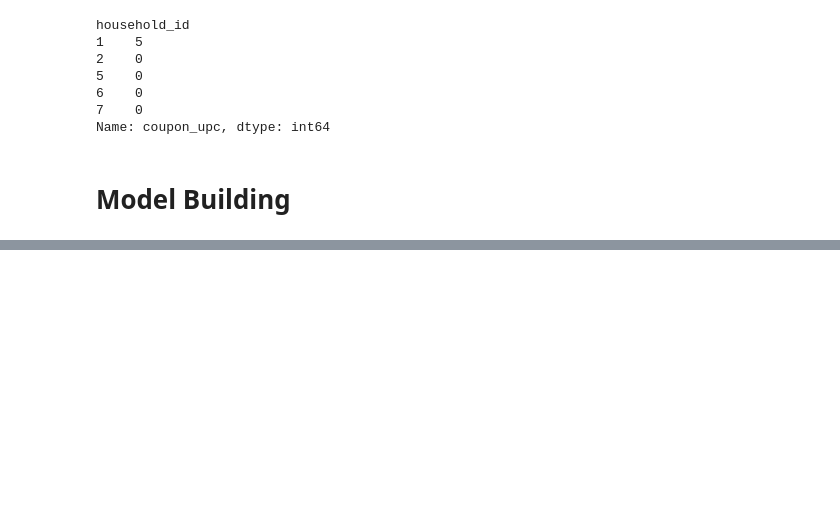
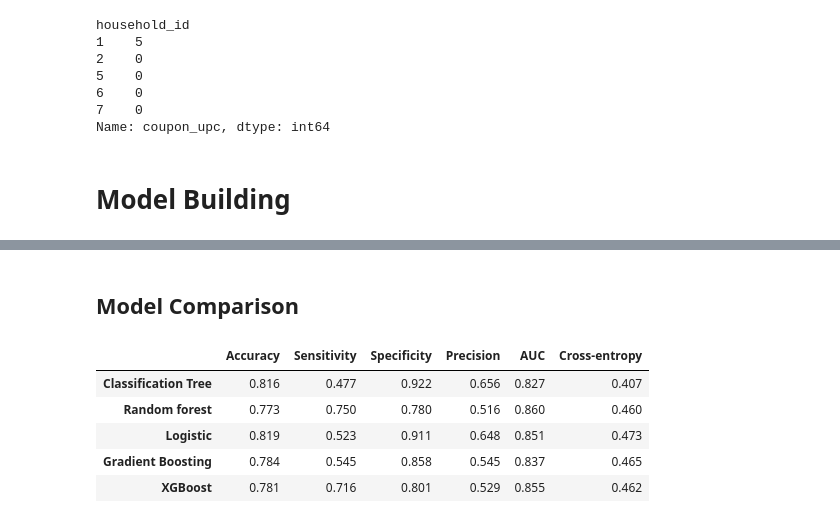
Before and after one commit to Kasperclowes/QBUS3820-Group-Assignment, a Jupyter notebook: RUN.ipynb, the cells around one changed output, grey strips where cells are left out. Cells and saved outputs as stored; diff of their text form; code cells hidden in the pictures; blank space fills up the shorter version.

```diff
--- a/RUN.ipynb
+++ b/RUN.ipynb
@@ -704,9 +824,0 @@ eda.coefplot(logit, features)
-# %%
-y_prob = logit.predict_proba(X_valid)[:, 1]  # Extract probability of default (class 1)
-
-decision_threshold = 0.23
-# Compute predicted label
-y_pred = (y_prob > decision_threshold).astype(int)
-
-# Is the customer churned?
-churn_customer = (y_prob > decision_threshold).astype(int)
@@ -733,0 +833,5 @@ AUC-ROC: 0.877
+# %%
+import lightgbm as lgb
+
+lgbm = lgb.LGBMClassifier(class_weight='balanced', random_state=42)
+lgbm.fit(X_train, y_train)
@@ -733,0 +888,34 @@ AUC-ROC: 0.877
+# %% [markdown]
+## Model Comparison
+# %%
+columns=['Accuracy', 'Sensitivity', 'Specificity', 'Precision', 'AUC', 'Cross-entropy']
+rows=['Classification Tree', 'Random forest', 'Logistic', 'Gradient Boosting', 'XGBoost']
+results=pd.DataFrame(0.0, columns=columns, index=rows)
+
+models=[tree, rf, logit, lgbm, xgb_model]
+
+y_prob = np.zeros((len(y_valid), len(rows)))
+
+for i, model in enumerate(models):
+
+    y_prob[:, i] = model.predict_proba(X_valid)[:, 1]
+    y_pred = model.predict(X_valid)
+
+    tn, fp, fn, tp = confusion_matrix(y_valid, y_pred).ravel()
+
+    results.iloc[i,0] =  accuracy_score(y_valid, y_pred)
+    results.iloc[i,1] =  tp/(tp+fn)
+    results.iloc[i,2] =  tn/(tn+fp)
+    results.iloc[i,3] =  precision_score(y_valid, y_pred)
+    results.iloc[i,4] =  roc_auc_score(y_valid, y_prob[:,i])
+    results.iloc[i,5] =  log_loss(y_valid, y_prob[:,i])
+
+
+results.round(3)
+# %% [output]
+|  | Accuracy | Sensitivity | Specificity | Precision | AUC | Cross-entropy |
+| Classification Tree | 0.816 | 0.477 | 0.922 | 0.656 | 0.827 | 0.407 |
+| Random forest | 0.773 | 0.750 | 0.780 | 0.516 | 0.860 | 0.460 |
+| Logistic | 0.819 | 0.523 | 0.911 | 0.648 | 0.851 | 0.473 |
+| Gradient Boosting | 0.784 | 0.545 | 0.858 | 0.545 | 0.837 | 0.465 |
+| XGBoost | 0.781 | 0.716 | 0.801 | 0.529 | 0.855 | 0.462 |
```
Also changed, not shown: parts of 26 cells of this notebook, 3 other files.
